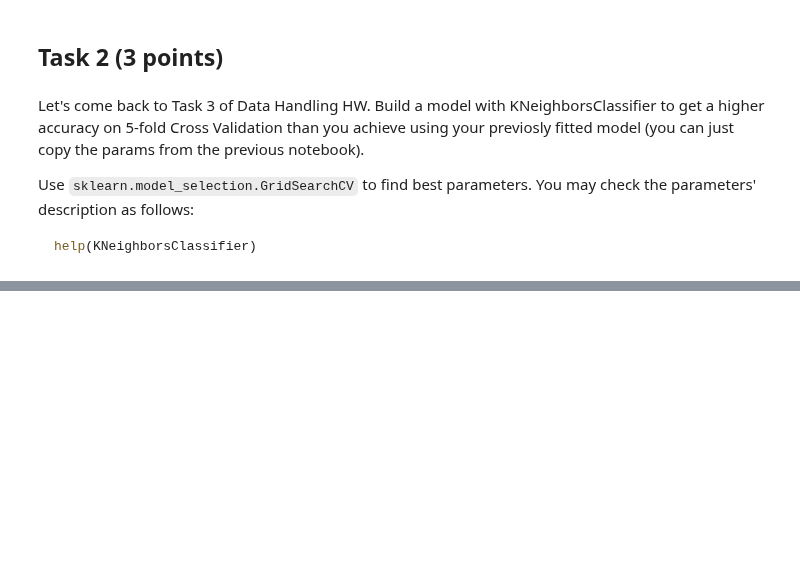
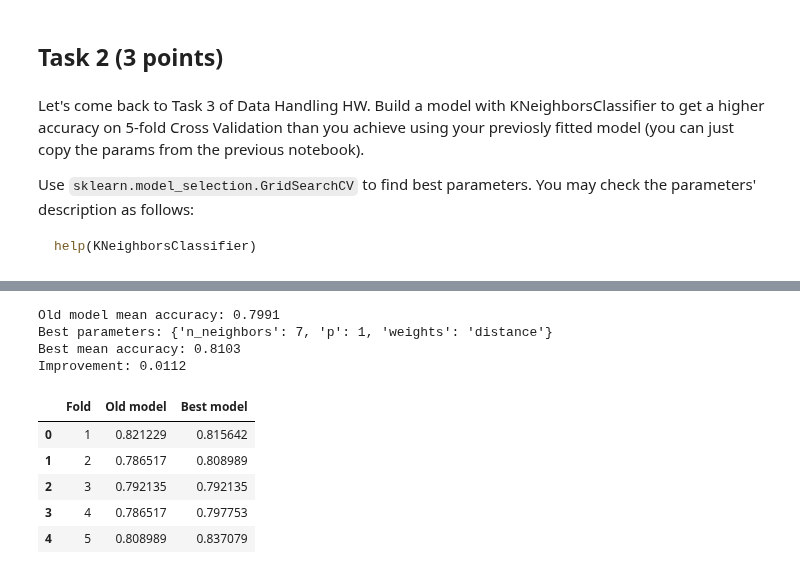
Before and after one commit to buxazich/MLDM-2026, a Jupyter notebook: 06-Model-Evaluation/QualityMetrics_HW.ipynb, the cells around one changed output, grey strips where cells are left out. Saved outputs shown, nothing was run; the diff lists cells and outputs as text; code cells hidden in the pictures; blank space fills up the shorter version.

```diff
--- a/06-Model-Evaluation/QualityMetrics_HW.ipynb
+++ b/06-Model-Evaluation/QualityMetrics_HW.ipynb
@@ -127,0 +153,51 @@ data = pd.read_csv("train.csv", index_col='PassengerId')
+# %%
+import pandas as pd
+from sklearn.metrics import accuracy_score
+from sklearn.model_selection import GridSearchCV
+from sklearn.neighbors import KNeighborsClassifier
+
+data = pd.read_csv("train.csv", index_col='PassengerId')
+
+X = data[["Fare", "Parch", "Pclass", "Sex", "SibSp"]].copy()
+X["Sex"] = X["Sex"].map({"female": 0, "male": 1})
+X["Fare"] /= 100
+y = data["Survived"]
+
+# Used identical folds for the old model and parameter search
+cv = StratifiedKFold(n_splits=5, shuffle=True, random_state=42)
+old_model = KNeighborsClassifier(n_neighbors=7)
+old_scores = cross_val_score(old_model, X, y, scoring="accuracy", cv=cv)
+
+param_grid = {
+    "n_neighbors": [1, 3, 5, 7, 9, 11, 15, 21, 31],
+    "weights": ["uniform", "distance"],
+    "p": [1, 2],
+}
+search = GridSearchCV(KNeighborsClassifier(), param_grid, scoring="accuracy", cv=cv)
+search.fit(X, y)
+
+print("Old model mean accuracy:", round(old_scores.mean(), 4))
+print("Best parameters:", search.best_params_)
+print("Best mean accuracy:", round(search.best_score_, 4))
+print("Improvement:", round(search.best_score_ - old_scores.mean(), 4))
+
+# Collected the five validation scores for the selected parameters
+best_scores = [search.cv_results_[f"split{i}_test_score"][search.best_index_]
+               for i in range(5)]
+comparison = pd.DataFrame({
+    "Fold": range(1, 6),
+    "Old model": old_scores,
+    "Best model": best_scores,
+})
+comparison
+# %% [output]
+Old model mean accuracy: 0.7991
+Best parameters: {'n_neighbors': 7, 'p': 1, 'weights': 'distance'}
+Best mean accuracy: 0.8103
+Improvement: 0.0112
+|  | Fold | Old model | Best model |
+| 0 | 1 | 0.821229 | 0.815642 |
+| 1 | 2 | 0.786517 | 0.808989 |
+| 2 | 3 | 0.792135 | 0.792135 |
+| 3 | 4 | 0.786517 | 0.797753 |
+| 4 | 5 | 0.808989 | 0.837079 |
```
Also changed, not shown: parts of 7 cells of this notebook, 1 other file.
